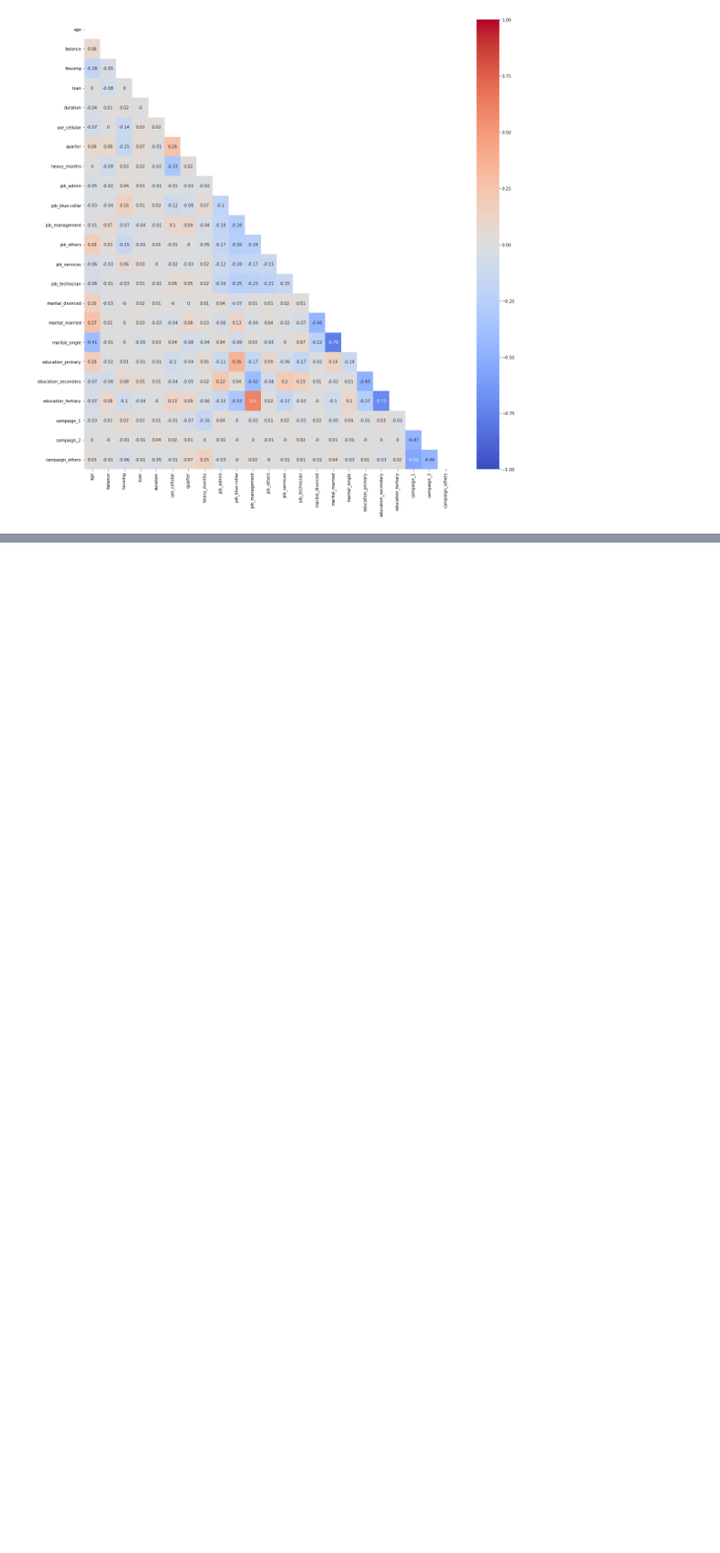
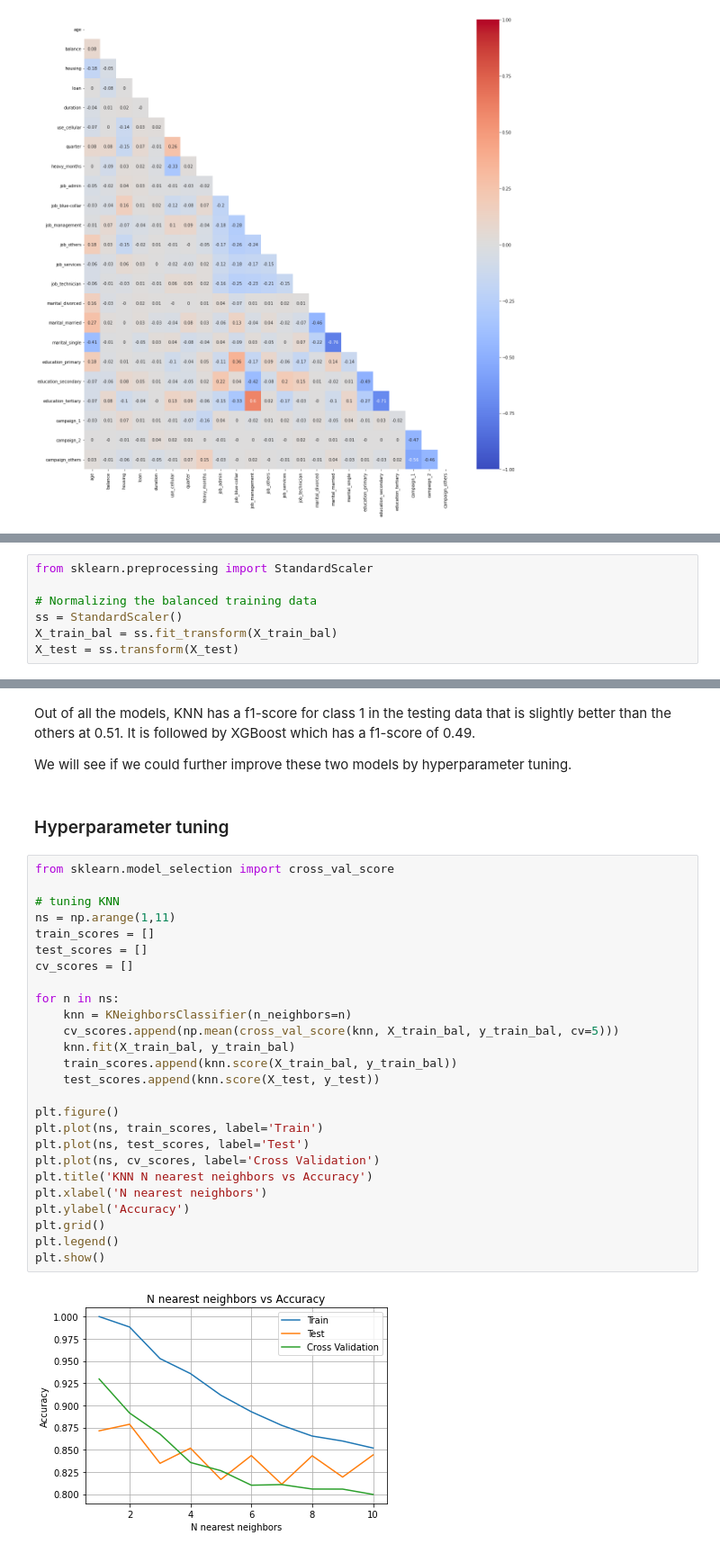
Before and after one commit to XO-Appleton/TermDeposit, a Jupyter notebook: term_deposit_marketing.ipynb, the cells around one changed output, grey strips where cells are left out. Shown at 90% size. Saved outputs shown, nothing was run; the diff lists cells and outputs as text; blank space fills up the shorter version.

```diff
--- a/term_deposit_marketing.ipynb
+++ b/term_deposit_marketing.ipynb
@@ -431,0 +507,7 @@ visualize_correlation(dummy_df.drop('y', axis=1))
+# %%
+from sklearn.preprocessing import StandardScaler
+
+# Normalizing the balanced training data
+ss = StandardScaler()
+X_train_bal = ss.fit_transform(X_train_bal)
+X_test = ss.transform(X_test)
@@ -431,0 +694,34 @@ visualize_correlation(dummy_df.drop('y', axis=1))
+# %% [markdown]
+Out of all the models, KNN has a f1-score for class 1 in the testing data that is slightly better than the others at 0.51. It is followed by XGBoost which has a f1-score of 0.49.
+
+We will see if we could further improve these two models by hyperparameter tuning.
+# %% [markdown]
+### Hyperparameter tuning
+# %%
+from sklearn.model_selection import cross_val_score
+
+# tuning KNN
+ns = np.arange(1,11)
+train_scores = []
+test_scores = []
+cv_scores = []
+
+for n in ns:
+    knn = KNeighborsClassifier(n_neighbors=n)
+    cv_scores.append(np.mean(cross_val_score(knn, X_train_bal, y_train_bal, cv=5)))
+    knn.fit(X_train_bal, y_train_bal)
+    train_scores.append(knn.score(X_train_bal, y_train_bal))
+    test_scores.append(knn.score(X_test, y_test))
+
+plt.figure()
+plt.plot(ns, train_scores, label='Train')
+plt.plot(ns, test_scores, label='Test')
+plt.plot(ns, cv_scores, label='Cross Validation')
+plt.title('KNN N nearest neighbors vs Accuracy')
+plt.xlabel('N nearest neighbors')
+plt.ylabel('Accuracy')
+plt.grid()
+plt.legend()
+plt.show()
+# %% [output]
+[figure, added]
```
Also changed, not shown: parts of 37 cells of this notebook, 1 other file.
